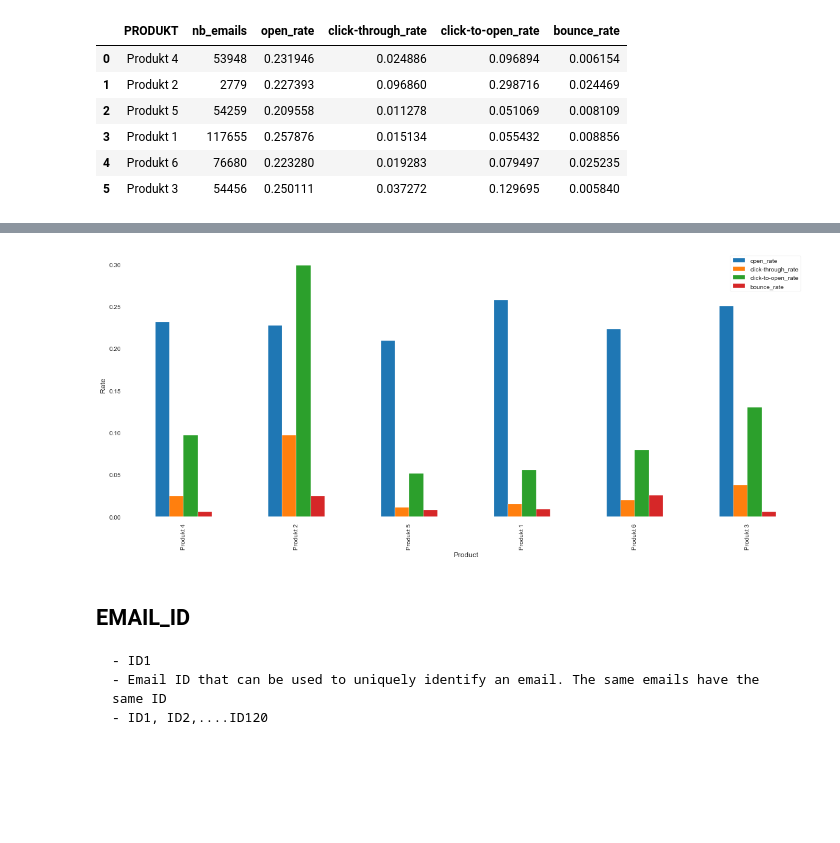
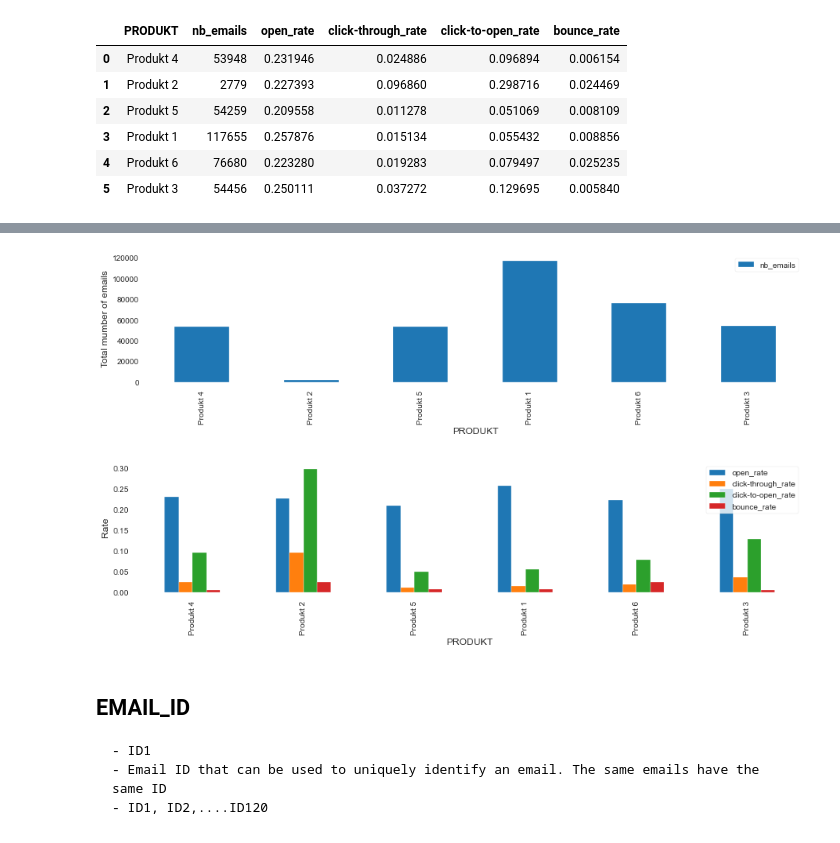
Before and after one commit to ck-unifr/analysis_email_performance, a Jupyter notebook: analysis_email_performance.ipynb, the cells around one changed output, grey strips where cells are left out. Saved outputs shown, nothing was run; the diff lists cells and outputs as text; code cells hidden in the pictures; blank space fills up the shorter version.

```diff
--- a/analysis_email_performance.ipynb
+++ b/analysis_email_performance.ipynb
@@ -1787,14 +1767,8 @@ plt.show()
-# %%
-ax = df_final.plot.bar(x='product',
-                       y=['open_rate', 'click-through_rate', 'click-to-open_rate', 'bounce_rate'],
-                       figsize=(20, 8))
-
-ax.set_xlabel("Product", fontsize=12)
-ax.set_ylabel("Rate", fontsize=12)
-
-plt.show()
-# %% [output]
-[figure, removed]
+# %%
+plot_performance(df=df_performance_product, col='PRODUKT')
+# %% [output]
+[figure, added]
+[figure, added]
 # %% [markdown]
 ## EMAIL_ID
 
```
Also changed, not shown: parts of 24 cells of this notebook.
